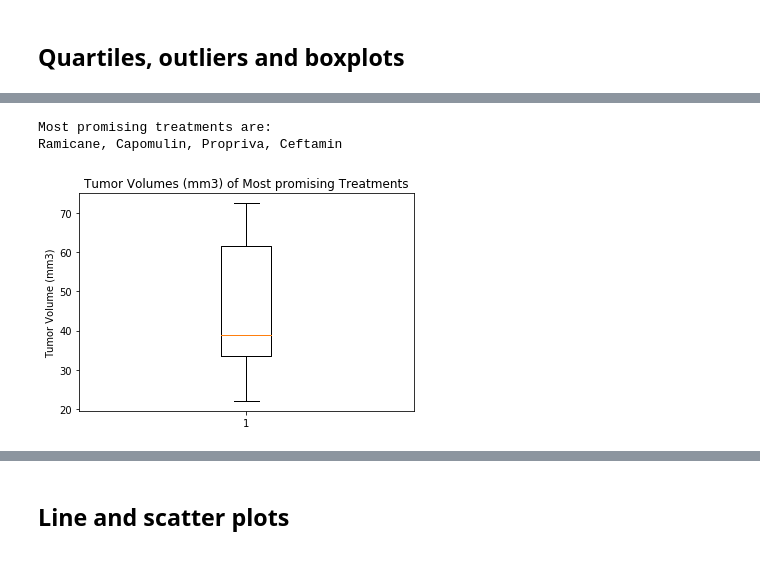
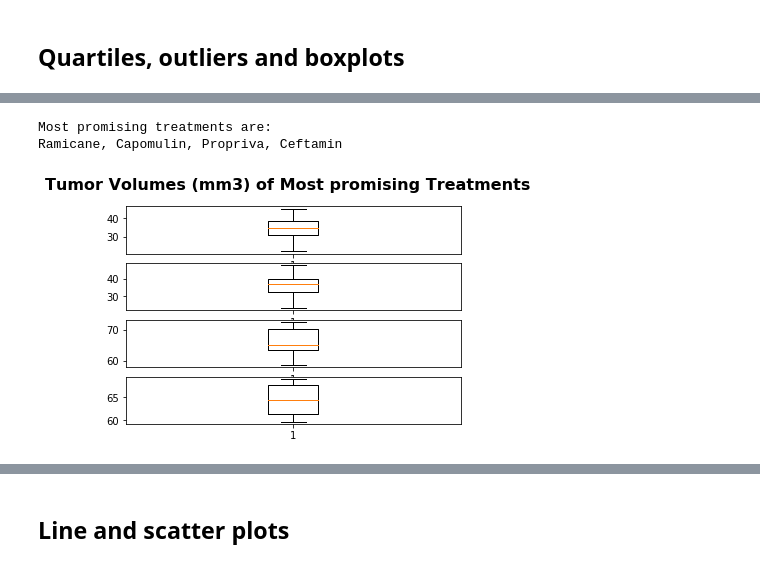
Before and after one commit to etumi/matplotlib-challenge, a Jupyter notebook: pymaceuticals_starter.ipynb, the cells around one changed output, grey strips where cells are left out. Saved outputs shown, nothing was run; the diff lists cells and outputs as text; code cells hidden in the pictures.

```diff
--- a/pymaceuticals_starter.ipynb
+++ b/pymaceuticals_starter.ipynb
@@ -149,13 +214,31 @@ There are 0 outliers
-# %%
-# Generate a box plot of the final tumor volume of each mouse across four regimens of interest
-fig1, ax1 = plt.subplots()
-ax1.set_title('Tumor Volumes (mm3) of Most promising Treatments')
-ax1.set_ylabel('Tumor Volume (mm3)')
-ax1.boxplot(mice_final_vol['Tumor Volume (mm3)'])
-print(f"Most promising treatments are:")
-print(*best_treatments, sep=', ')
-plt.show()
-# %% [output]
-Most promising treatments are:
-Ramicane, Capomulin, Propriva, Ceftamin
-[figure, removed]
+# %%
+# Generate a box plot of the final tumor volume of each mouse across four regimens of interest
+print(f"Most promising treatments are:")
+print(*best_treatments, sep=', ')
+
+fig, (ax1, ax2, ax3, ax4) = plt.subplots(4, sharex=False)
+fig.suptitle("Tumor Volumes (mm3) of Most promising Treatments", fontsize=16, fontweight="bold")
+
+#ax1.set_xlim(min(year), max(year))
+drug1_data = mice_final_vol[mice_final_vol['Drug Regimen'] == best_treatments[0]]
+ax1.boxplot(drug1_data['Tumor Volume (mm3)'])
+
+drug2_data = mice_final_vol[mice_final_vol['Drug Regimen'] == best_treatments[1]]
+ax2.boxplot(drug2_data['Tumor Volume (mm3)'])
+
+drug3_data = mice_final_vol[mice_final_vol['Drug Regimen'] == best_treatments[2]]
+ax3.boxplot(drug3_data['Tumor Volume (mm3)'])
+
+drug4_data = mice_final_vol[mice_final_vol['Drug Regimen'] == best_treatments[3]]
+ax4.boxplot(drug4_data['Tumor Volume (mm3)'])
+
+
+#box_plot = mice_final_vol['Tumor Volume (mm3)'].plot(kind='box')
+#box_plot.set_title('Tumor Volumes (mm3) of Most promising Treatments')
+#box_plot.set_ylabel('Tumor Volume (mm3)')
+
+plt.show()
+# %% [output]
+Most promising treatments are:
+Ramicane, Capomulin, Propriva, Ceftamin
+[figure, added]
```
Also changed, not shown: parts of 12 cells of this notebook.
